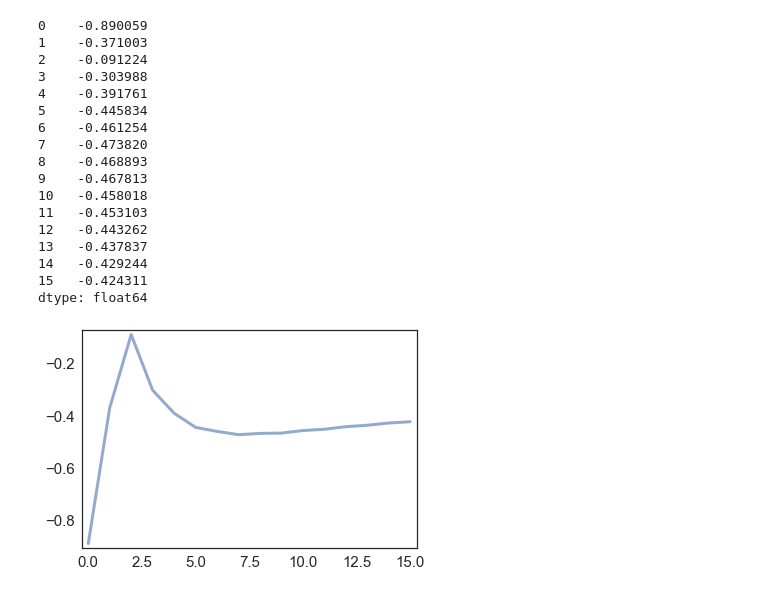
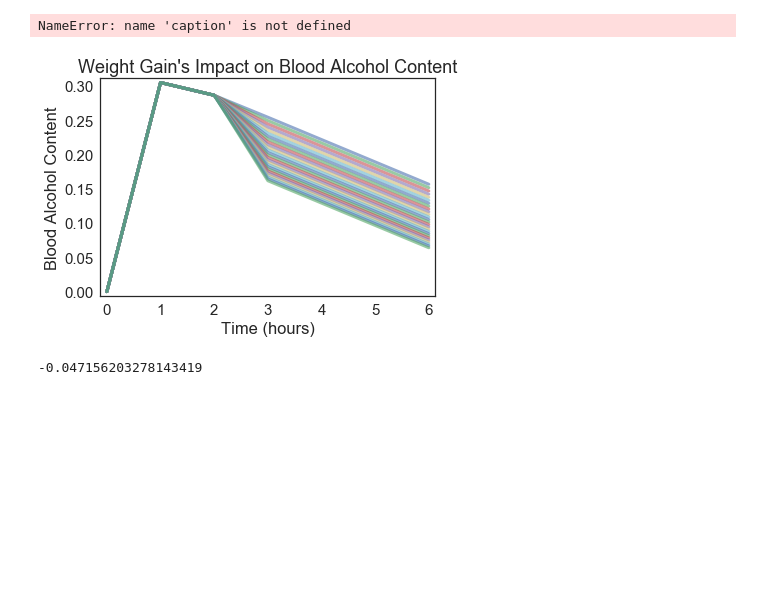
Before and after one commit to Utsav22G/bac_project, a Jupyter notebook: Model.ipynb, the cells around one changed output. Drawn from its saved outputs; the diff is of its cells as text; code cells hidden in the pictures; blank space fills up the shorter version.

```diff
--- a/Model.ipynb
+++ b/Model.ipynb
@@ -169,31 +172,18 @@ class three_compartment_model():
+# %%
+weight_gainz = linrange(0, 25)
+for gainz in weight_gainz:
+    plot(simplistic_model.model_processing_after_eating(90, 6, 3, 70, gainz, 4, 50, None))
+title("Weight Gain's Impact on Blood Alcohol Content")
+xlabel("Time (hours)")
+ylabel("Blood Alcohol Content")
+# %% [output]
+NameError: name 'caption' is not defined
+[figure, added]
 # %%
-result = (three_compartment_model.model_alcohol_processing(.12, 15))
-print(result)
-for element in result:
-    if element < 0:
-        element = 0
-plot(result)
 
-
+three_compartment_model.model_alcohol_processingrocessing(3)
 # plot(three_compartment_model.model_alcohol_processing(.08, 15))
 # plot(three_compartment_model.stomach_processing(.33, 15))
 # model_processing_after_eating params d, t, time_of_eating, initial_weight, weight_gain, time_of_eating_2, weight_gain_2, food_2 = None
 # %% [output]
-0    -0.890059
-1    -0.371003
-2    -0.091224
-3    -0.303988
-4    -0.391761
-5    -0.445834
-6    -0.461254
-7    -0.473820
-8    -0.468893
-9    -0.467813
-10   -0.458018
-11   -0.453103
-12   -0.443262
-13   -0.437837
-14   -0.429244
-15   -0.424311
-dtype: float64
+-0.047156203278143419
-[figure, removed]
```
Also changed, not shown: parts of 1 cell of this notebook.
